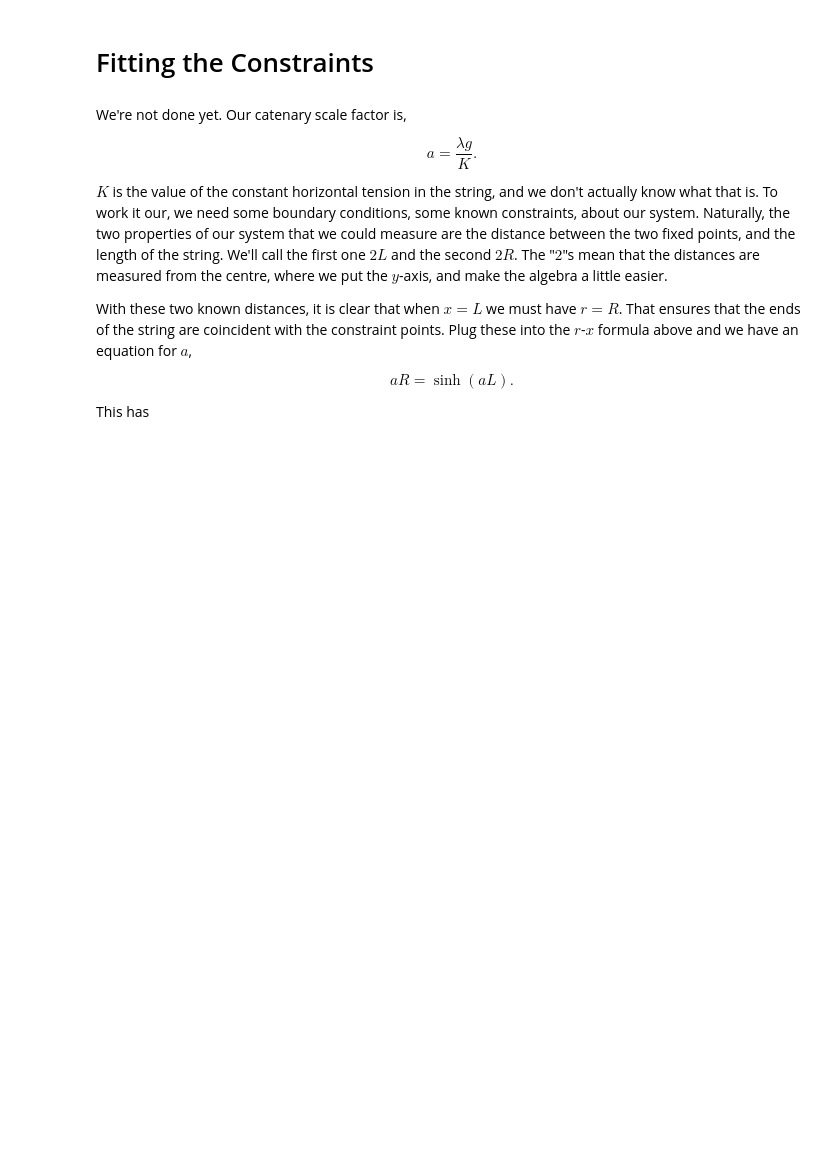
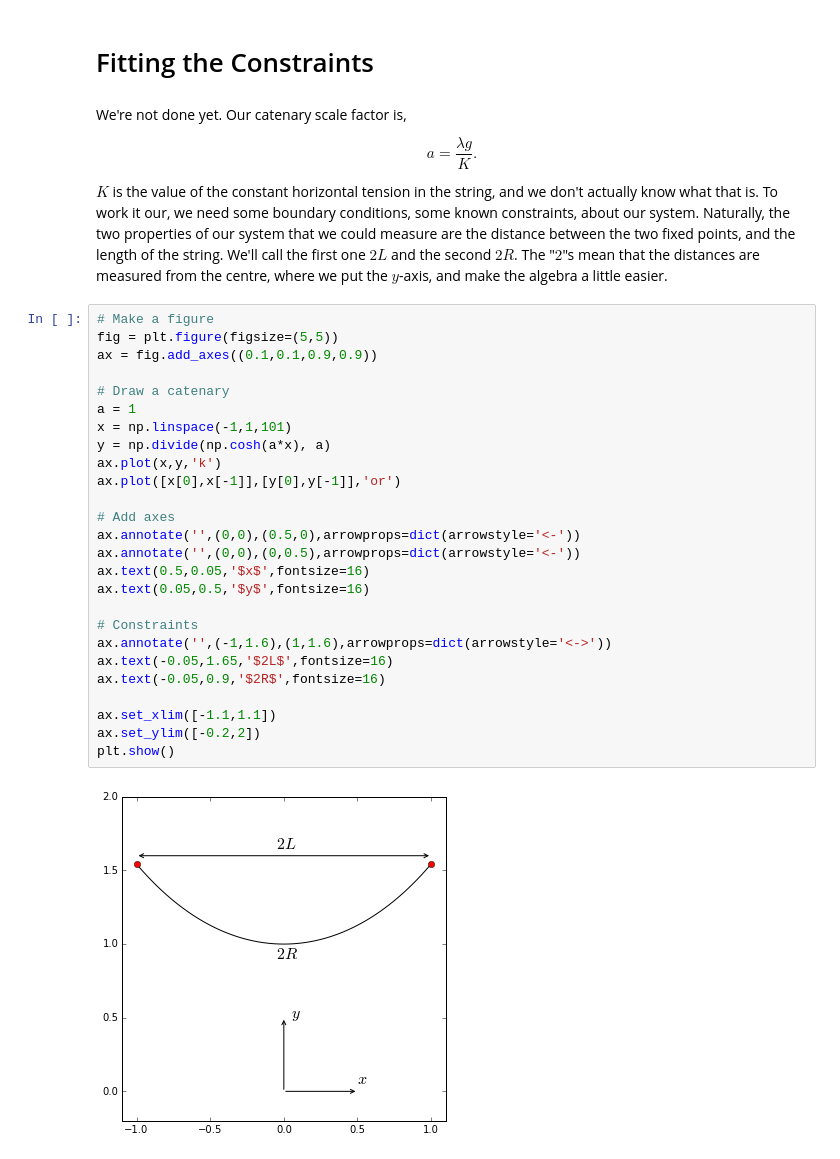
Before and after one commit to drpeteb/catenaries, a Jupyter notebook: Catenaries.ipynb, the cells around one changed output. Drawn from its saved outputs; the diff is of its cells as text; blank space fills up the shorter version.

```diff
--- a/Catenaries.ipynb
+++ b/Catenaries.ipynb
@@ -274,11 +274,31 @@ a = \frac{\lambda g}{K}     .
 \end{equation}
 
 $K$ is the value of the constant horizontal tension in the string, and we don't actually know what that is. To work it our, we need some boundary conditions, some known constraints, about our system. Naturally, the two properties of our system that we could measure are the distance between the two fixed points, and the length of the string. We'll call the first one $2L$ and the second $2R$. The "$2$"s mean that the distances are measured from the centre, where we put the $y$-axis, and make the algebra a little easier.
-
-With these two known distances, it is clear that when $x=L$ we must have $r=R$. That ensures that the ends of the string are coincident with the constraint points. Plug these into the $r$-$x$ formula above and we have an equation for $a$,
-
-\begin{equation}
-aR = \sinh(aL)     .
-\end{equation}
-
-This has
+# %%
+# Make a figure
+fig = plt.figure(figsize=(5,5))
+ax = fig.add_axes((0.1,0.1,0.9,0.9))
+
+# Draw a catenary
+a = 1
+x = np.linspace(-1,1,101)
+y = np.divide(np.cosh(a*x), a)
+ax.plot(x,y,'k')
+ax.plot([x[0],x[-1]],[y[0],y[-1]],'or')
+
+# Add axes
+ax.annotate('',(0,0),(0.5,0),arrowprops=dict(arrowstyle='<-'))
+ax.annotate('',(0,0),(0,0.5),arrowprops=dict(arrowstyle='<-'))
+ax.text(0.5,0.05,'$x$',fontsize=16)
+ax.text(0.05,0.5,'$y$',fontsize=16)
+
+# Constraints
+ax.annotate('',(-1,1.6),(1,1.6),arrowprops=dict(arrowstyle='<->'))
+ax.text(-0.05,1.65,'$2L$',fontsize=16)
+ax.text(-0.05,0.9,'$2R$',fontsize=16)
+
+ax.set_xlim([-1.1,1.1])
+ax.set_ylim([-0.2,2])
+plt.show()
+# %% [output]
+[figure, added]
```
Also changed, not shown: parts of 14 cells of this notebook.
